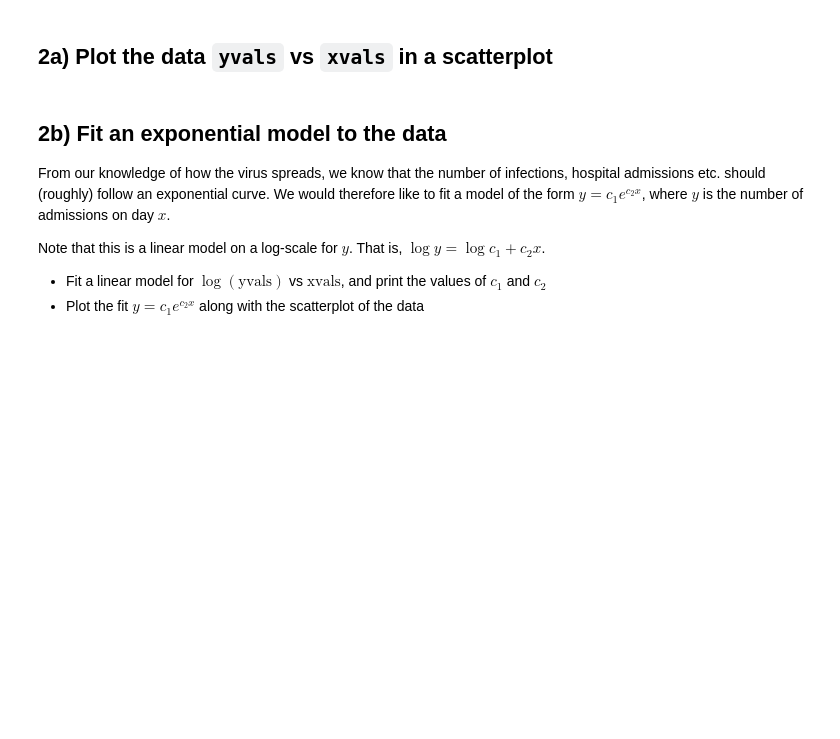
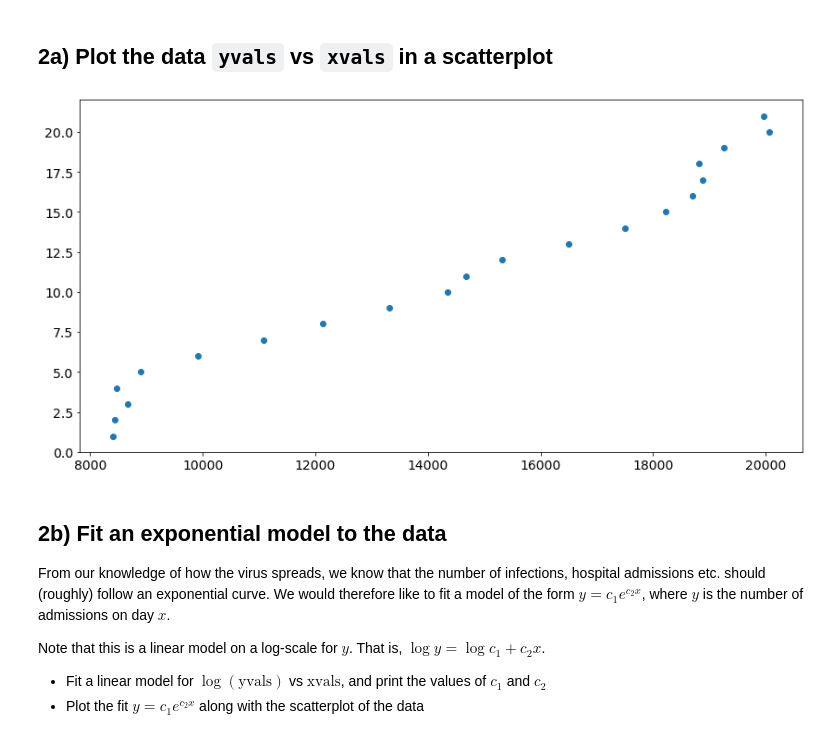
Before and after one commit to cmr67/IB-Data-Science, a Jupyter notebook: Exercises/02 Exercise Notebook 2.ipynb, the cells around one changed output. Saved outputs shown, nothing was run; the diff lists cells and outputs as text; code cells hidden in the pictures; blank space fills up the shorter version.

```diff
--- a/Exercises/02 Exercise Notebook 2.ipynb
+++ b/Exercises/02 Exercise Notebook 2.ipynb
@@ -74,6 +74,10 @@ xvals = np.linspace(1,N,N) #an array containing the values 1,2....,N
 ## 2a) Plot the data `yvals` vs `xvals` in a scatterplot
 # %%
 # Your code for scatterplot here
+plt.scatter(yvals, xvals)
+plt.show()
+# %% [output]
+[figure, added]
 # %% [markdown]
 ## 2b) Fit an exponential model to the data
 
```
